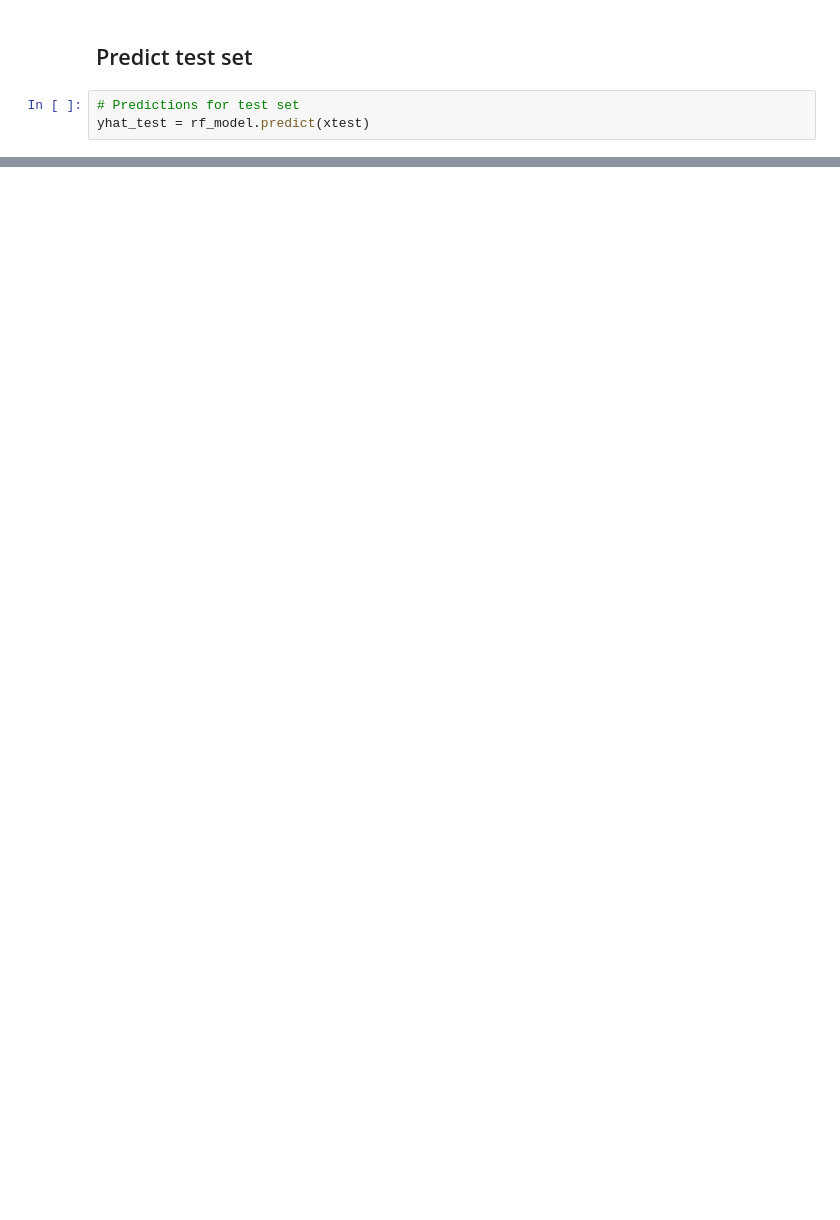
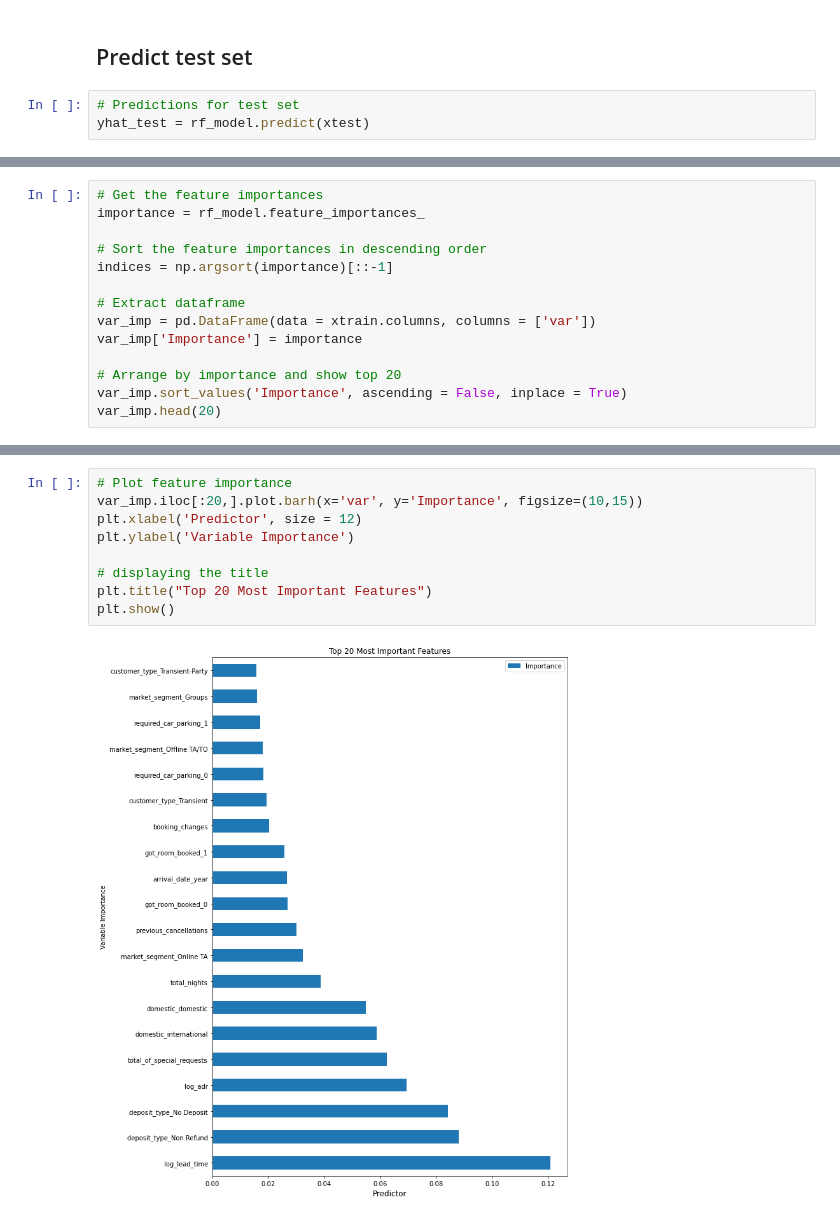
Before and after one commit to wenchengking/End-to-End-Hotel-Booking-Cancellation-Machine-Learning-Model, a Jupyter notebook: 05_Modeling/Random Forest.ipynb, the cells around one changed output, grey strips where cells are left out. Cells and saved outputs as stored; diff of their text form; blank space fills up the shorter version.

```diff
--- a/05_Modeling/Random Forest.ipynb
+++ b/05_Modeling/Random Forest.ipynb
@@ -180,0 +214,14 @@ plot_precision_recall_curve(mod, xtest, ytest)
+# %%
+# Get the feature importances
+importance = rf_model.feature_importances_
+
+# Sort the feature importances in descending order
+indices = np.argsort(importance)[::-1]
+
+# Extract dataframe
+var_imp = pd.DataFrame(data = xtrain.columns, columns = ['var'])
+var_imp['Importance'] = importance
+
+# Arrange by importance and show top 20
+var_imp.sort_values('Importance', ascending = False, inplace = True)
+var_imp.head(20)
@@ -180,0 +246,11 @@ plot_precision_recall_curve(mod, xtest, ytest)
+# %%
+# Plot feature importance
+var_imp.iloc[:20,].plot.barh(x='var', y='Importance', figsize=(10,15))
+plt.xlabel('Predictor', size = 12)
+plt.ylabel('Variable Importance')
+
+# displaying the title
+plt.title("Top 20 Most Important Features")
+plt.show()
+# %% [output]
+[figure, added]
```
Also changed, not shown: parts of 13 cells of this notebook.
